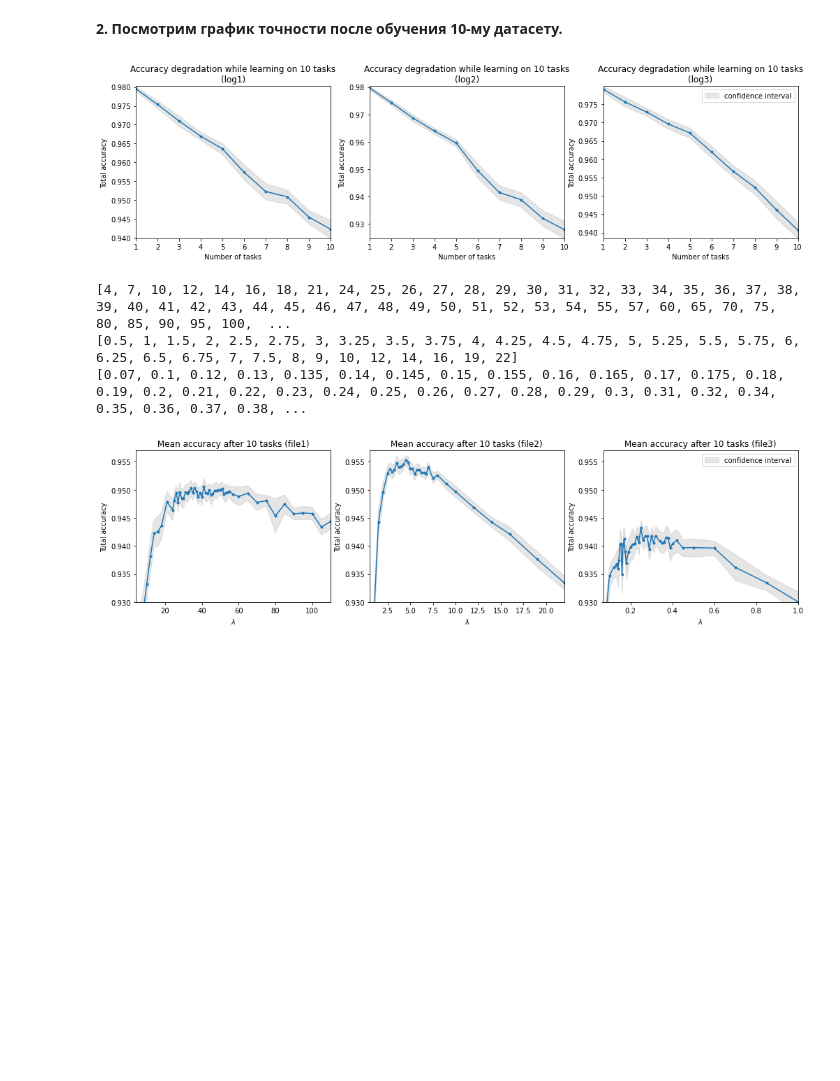
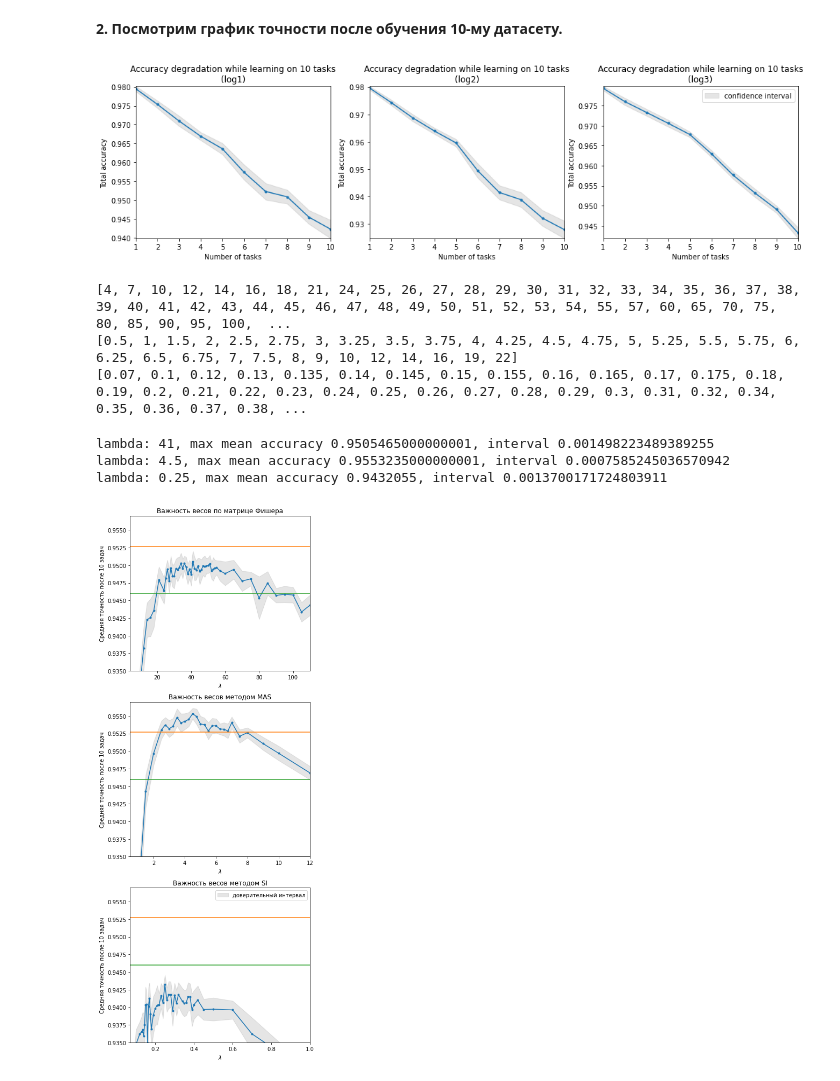
Before and after one commit to aakutalev/ewc-features, a Jupyter notebook: section2/result-plots-fc.ipynb, the cells around one changed output. Cells and saved outputs as stored; diff of their text form; code cells hidden in the pictures; blank space fills up the shorter version.

```diff
--- a/section2/result-plots-fc.ipynb
+++ b/section2/result-plots-fc.ipynb
@@ -85,7 +85,7 @@ data1 = joblib.load('fully-connected-ewc-fisher.dmp')
 data2 = joblib.load('fully-connected-ewc-mas.dmp')
 data3 = joblib.load('fully-connected-ewc-si.dmp')
 # %%
-lmbda1, lmbda2, lmbda3 = 14, 1., 0.24
+lmbda1, lmbda2, lmbda3 = 14, 1., 0.25
 # %%
 means1 = np.mean(data1[lmbda1], axis=0)
 intervals1 = np.std(data1[lmbda1], axis=0) * student[len(data1[lmbda1])-1] / np.sqrt(len(data1[lmbda1]))
@@ -113,7 +113,7 @@ ax3.set_title(f'Accuracy degradation while learning on {len(means3)} tasks\n'
 plt.legend()
 plt.show()
 # %% [output]
-[figure, old version]
+[figure, new version]
 # %%
 print(sorted(data1.keys()))
 print(sorted(data2.keys()))
@@ -127,30 +127,42 @@ l1 = sorted(list(data1.keys()))
 means1 = np.asarray([np.mean(data1[l], axis=0)[9] for l in l1])
 intervals1 = np.asarray([np.std(data1[l], axis=0)[9] * student[len(data1[l])-1] / np.sqrt(len(data1[l])) for l in l1])
 
-l2 = sorted(list(data2.keys()))  # [k for k in sorted(list(data2.keys())) if k <15]
+l2 = [k for k in sorted(list(data2.keys())) if k <13]  # sorted(list(data2.keys()))
 means2 = np.asarray([np.mean(data2[l], axis=0)[9] for l in l2])
 intervals2 = np.asarray([np.std(data2[l], axis=0)[9] * student[len(data2[l])-1] / np.sqrt(len(data2[l])) for l in l2])
 
-l3 = sorted(list(data3.keys()))
+l3 = [k for k in sorted(list(data3.keys())) if k <=1]  # sorted(list(data3.keys()))
 means3 = np.asarray([np.mean(data3[l], axis=0)[9] for l in l3])
 intervals3 = np.asarray([np.std(data3[l], axis=0)[9] * student[len(data3[l])-1] / np.sqrt(len(data3[l])) for l in l3])
+# %%
+for l, means, intervals in zip([l1, l2, l3], [means1, means2, means3], [intervals1, intervals2, intervals3]):
+    maxmean = max(means)
+    for idx in range(len(l)):
+        if means[idx]==maxmean: break
+    print(f'lambda: {l[idx]}, max mean accuracy {means[idx]}, interval {intervals[idx]}')
+# %% [output]
+lambda: 41, max mean accuracy 0.9505465000000001, interval 0.001498223489389255
+lambda: 4.5, max mean accuracy 0.9553235000000001, interval 0.0007585245036570942
+lambda: 0.25, max mean accuracy 0.9432055, interval 0.0013700171724803911
 # %%
 fig, (ax1, ax2, ax3) = plt.subplots(
-    nrows=1, ncols=3,
-    figsize=(17, 4)
+    nrows=3, ncols=1,
+    figsize=(6, 18)
 )
 for ax, means, intervals, l in zip((ax1, ax2, ax3), (means1, means2, means3), (intervals1, intervals2, intervals3), (l1,l2,l3)):
-    ax.set_ylim(0.93, 0.957)  # np.min(means-intervals), np.max(means+intervals)
+    ax.set_ylim(0.935, 0.957)  # np.min(means-intervals), np.max(means+intervals)
     ax.set_xlim(min(l), max(l))
-    ax.set_ylabel('Total accuracy')
+    ax.set_ylabel('Средняя точность после 10 задач')
     ax.set_xlabel(r'$\lambda$')
-    ax.fill_between(l, means-intervals, means+intervals, color='grey', alpha=.2, label='confidence interval')
+    ax.fill_between(l, means-intervals, means+intervals, color='grey', alpha=.2, label='доверительный интервал')
     ax.plot(l, means, marker=".")
+    ax.plot([min(l), max(l)], [0.9527, 0.9527])
+    ax.plot([min(l), max(l)], [0.946, 0.946])
 
-ax1.set_title('Mean accuracy after 10 tasks (file1)')
-ax2.set_title('Mean accuracy after 10 tasks (file2)')
-ax3.set_title('Mean accuracy after 10 tasks (file3)')
+ax1.set_title('Важность весов по матрице Фишера')
+ax2.set_title('Важность весов методом MAS')
+ax3.set_title('Важность весов методом SI')
 plt.legend()
 plt.show()
 # %% [output]
-[figure, old version]
+[figure, new version]
```
Also changed, not shown: 4 other files.
